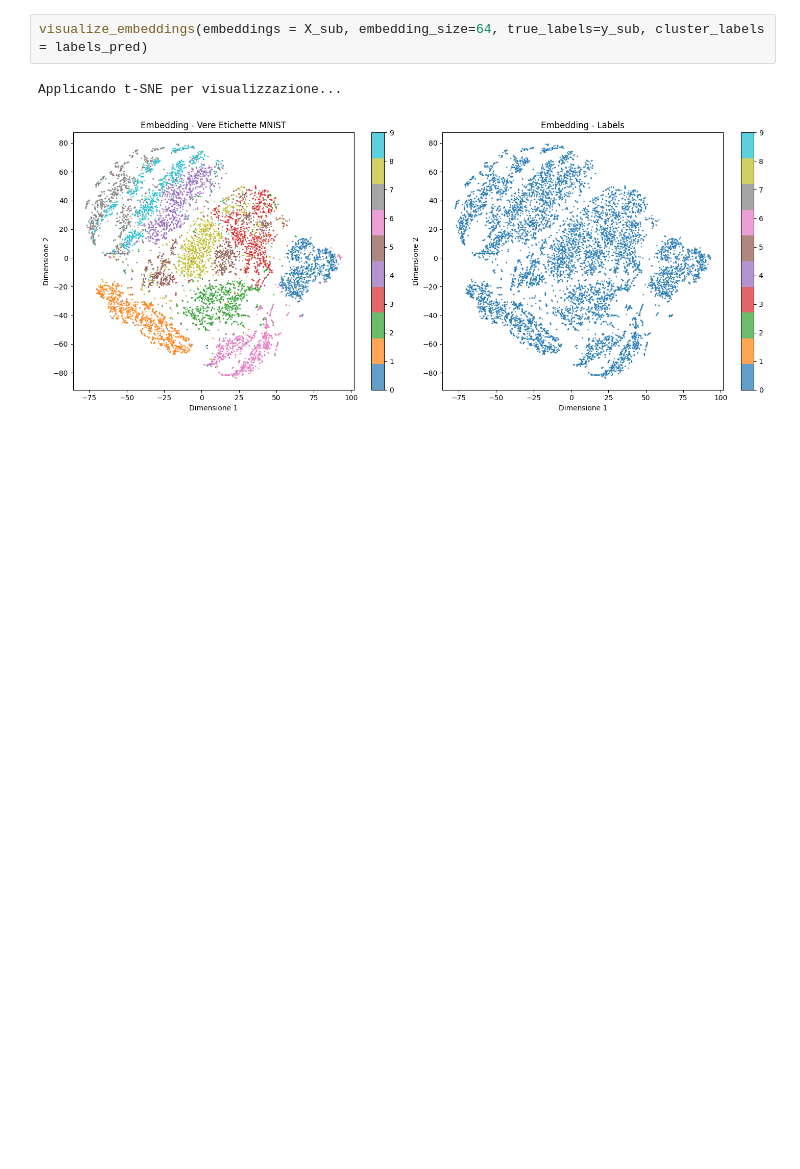
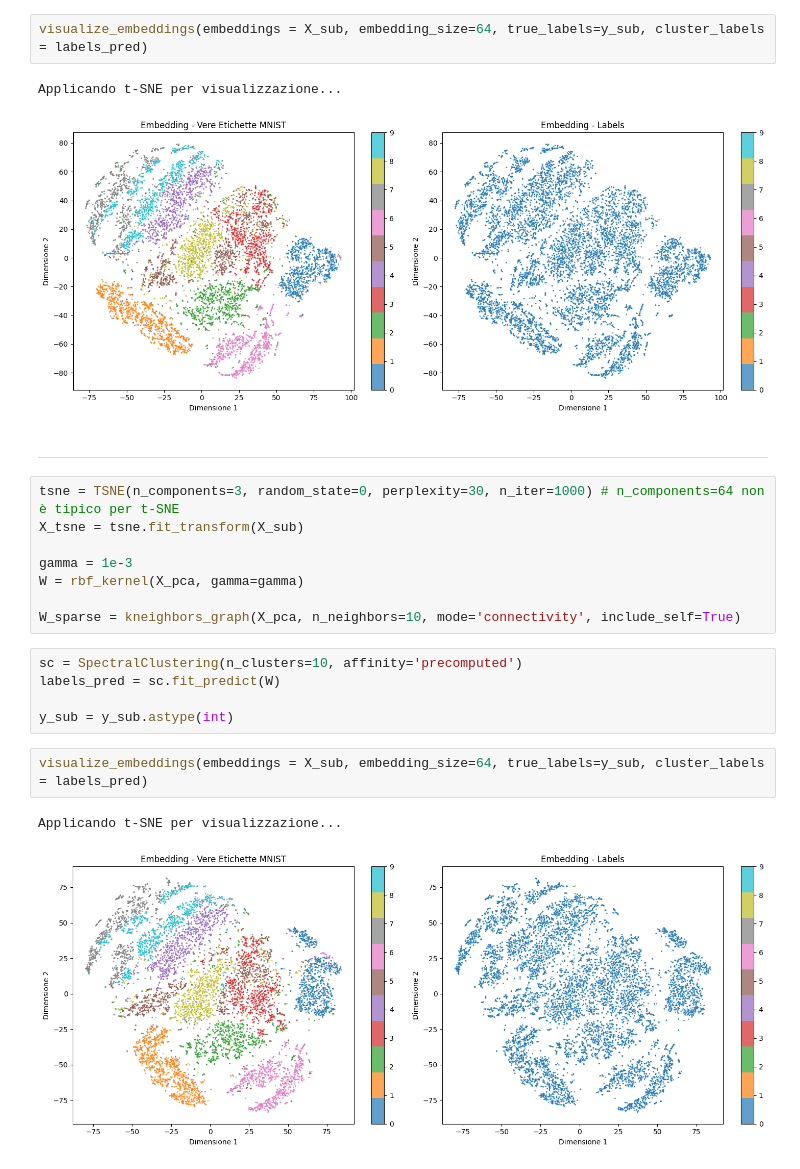
Before and after one commit to LorenzoTonet/Intro-to-Machine-Learning---Exam-Project, a Jupyter notebook: no_model_clustering.ipynb, the cells around one changed output. Cells and saved outputs as stored; diff of their text form; blank space fills up the shorter version.

Commit message:
-- Added a variation of no-model clustering using tsne instead of PCA --

```diff
--- a/no_model_clustering.ipynb
+++ b/no_model_clustering.ipynb
@@ -43,3 +43,23 @@ visualize_embeddings(embeddings = X_sub, embedding_size=64, true_labels=y_sub, c
 # %% [output]
 Applicando t-SNE per visualizzazione...
 [figure]
+# %% [markdown]
+---
+# %%
+tsne = TSNE(n_components=3, random_state=0, perplexity=30, n_iter=1000) # n_components=64 non è tipico per t-SNE
+X_tsne = tsne.fit_transform(X_sub)
+
+gamma = 1e-3
+W = rbf_kernel(X_pca, gamma=gamma)
+
+W_sparse = kneighbors_graph(X_pca, n_neighbors=10, mode='connectivity', include_self=True)
+# %%
+sc = SpectralClustering(n_clusters=10, affinity='precomputed')
+labels_pred = sc.fit_predict(W)
+
+y_sub = y_sub.astype(int)
+# %%
+visualize_embeddings(embeddings = X_sub, embedding_size=64, true_labels=y_sub, cluster_labels = labels_pred)
+# %% [output]
+Applicando t-SNE per visualizzazione...
+[figure, added]
```
Also changed, not shown: parts of 2 cells of this notebook.
